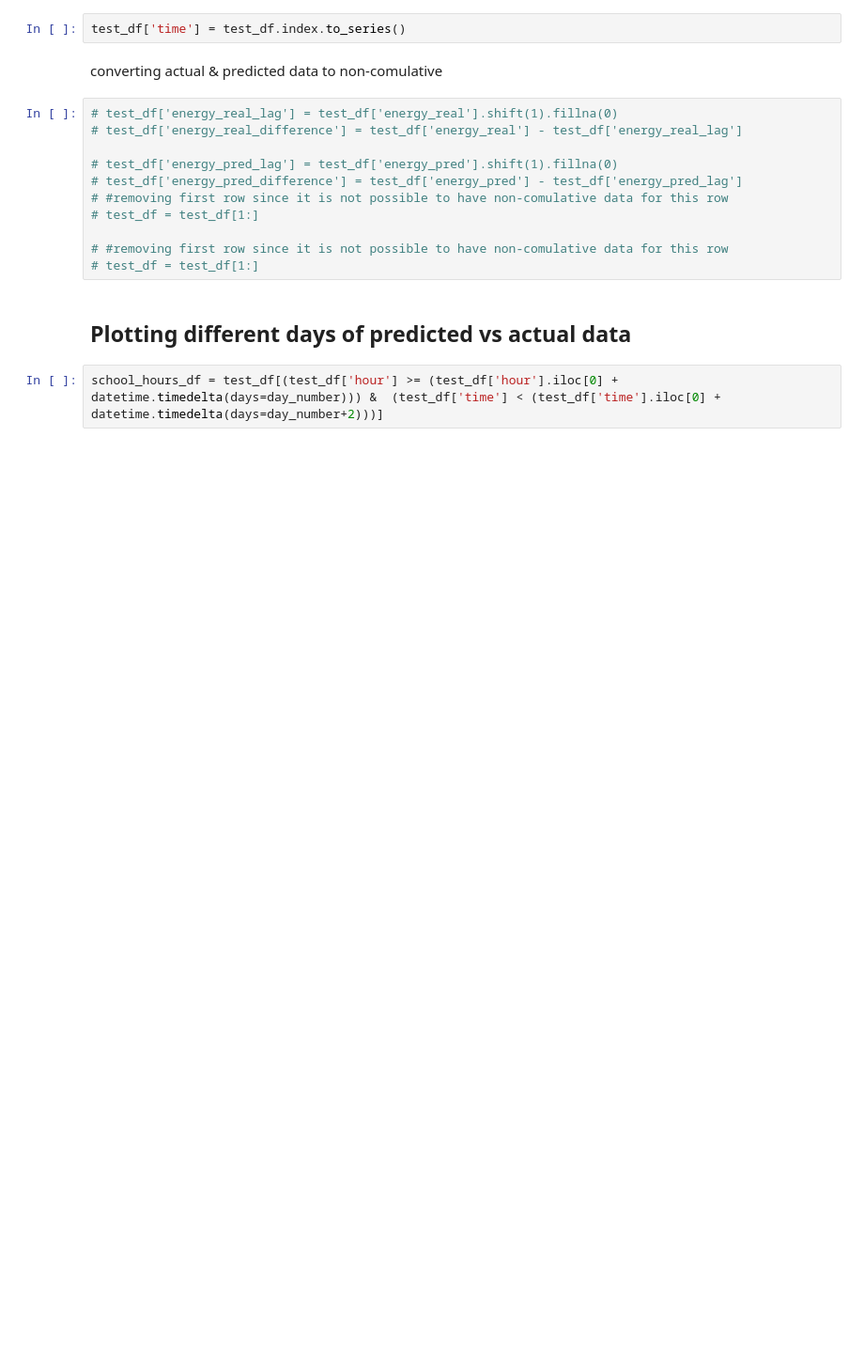
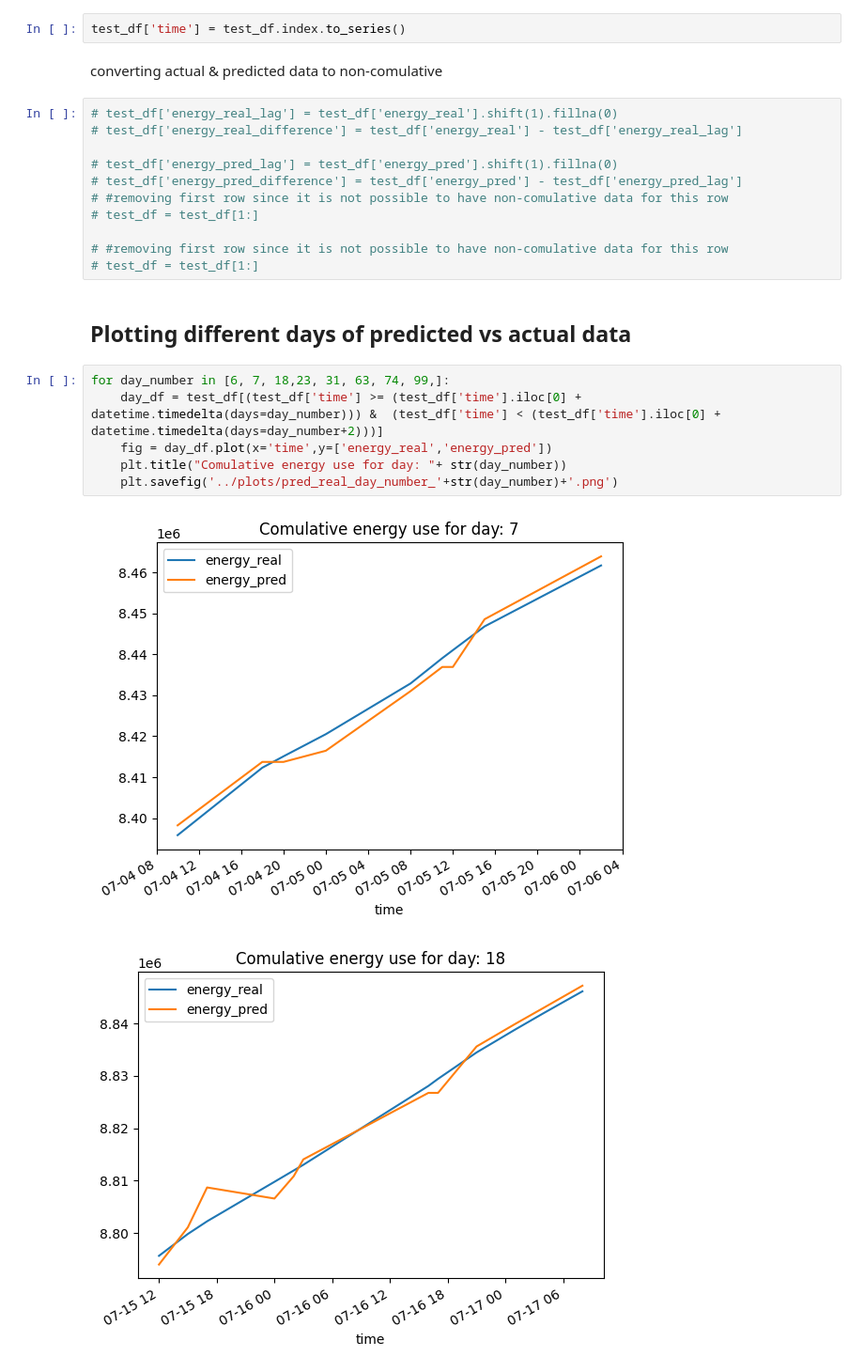
Before and after one commit to tug-cps/InffeldEnergy, a Jupyter notebook: notebooks/training.ipynb, the cells around one changed output. Shown: that part at 94% size. Drawn from its saved outputs; the diff is of its cells as text; blank space fills up the shorter version.

```diff
--- a/notebooks/training.ipynb
+++ b/notebooks/training.ipynb
@@ -142,4 +142,11 @@ converting actual & predicted data to non-comulative
 # %% [markdown]
 ## Plotting different days of predicted vs actual data
 # %%
-school_hours_df = test_df[(test_df['hour'] >= (test_df['hour'].iloc[0] + datetime.timedelta(days=day_number))) &  (test_df['time'] < (test_df['time'].iloc[0] + datetime.timedelta(days=day_number+2)))]
+for day_number in [6, 7, 18,23, 31, 63, 74, 99,]:
+    day_df = test_df[(test_df['time'] >= (test_df['time'].iloc[0] + datetime.timedelta(days=day_number))) &  (test_df['time'] < (test_df['time'].iloc[0] + datetime.timedelta(days=day_number+2)))]
+    fig = day_df.plot(x='time',y=['energy_real','energy_pred'])
+    plt.title("Comulative energy use for day: "+ str(day_number))
+    plt.savefig('../plots/pred_real_day_number_'+str(day_number)+'.png')
+# %% [output]
+[figure, added]
+[figure, added]
```
Also changed, not shown: parts of 4 cells of this notebook, 12 other files.
